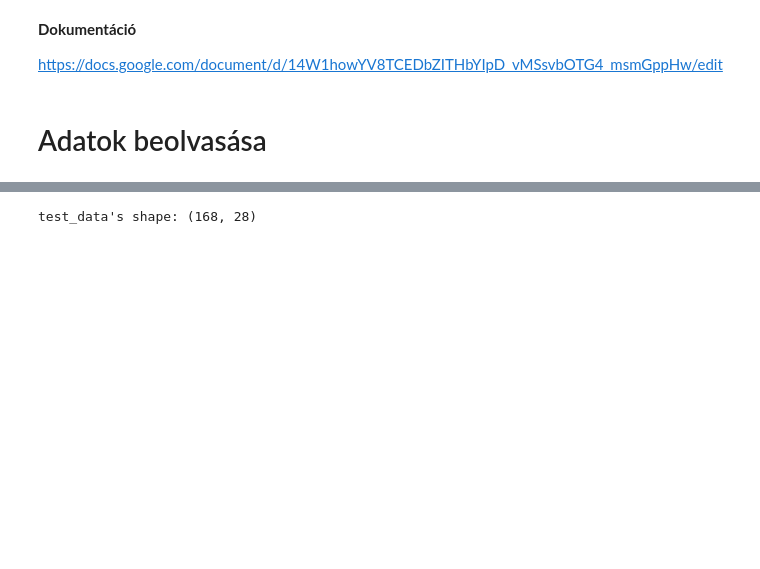
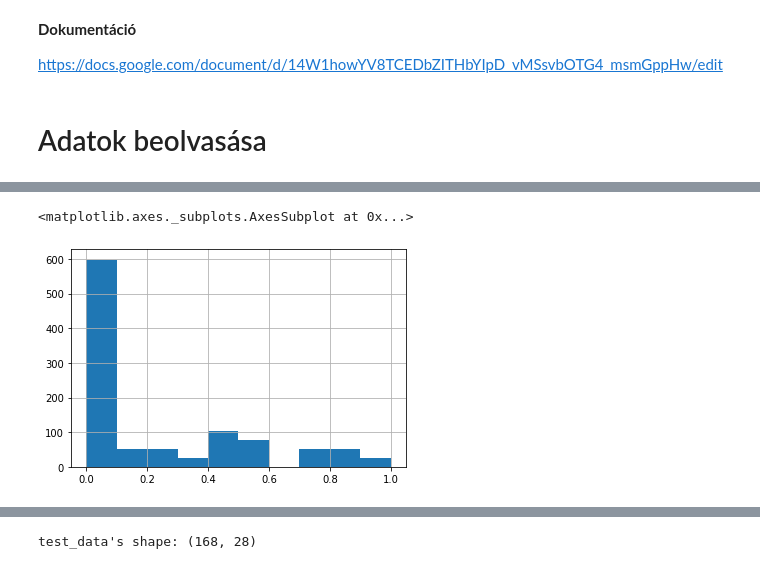
Before and after one commit to molnaredom/melytanulas, a Jupyter notebook: mélytanulás.ipynb, the cells around one changed output, grey strips where cells are left out. Drawn from its saved outputs; the diff is of its cells as text; code cells hidden in the pictures; blank space fills up the shorter version.

Commit message:
új histogramm UPDRS hez + shapek kiiratása

```diff
--- a/mélytanulás.ipynb
+++ b/mélytanulás.ipynb
@@ -77,0 +71,5 @@ print(data_shuffled)
+# %%
+data_shuffled["UPDRS"].hist( )
+# %% [output]
+<matplotlib.axes._subplots.AxesSubplot at 0x...>
+[figure, added]
```
Also changed, not shown: parts of 5 cells of this notebook.
